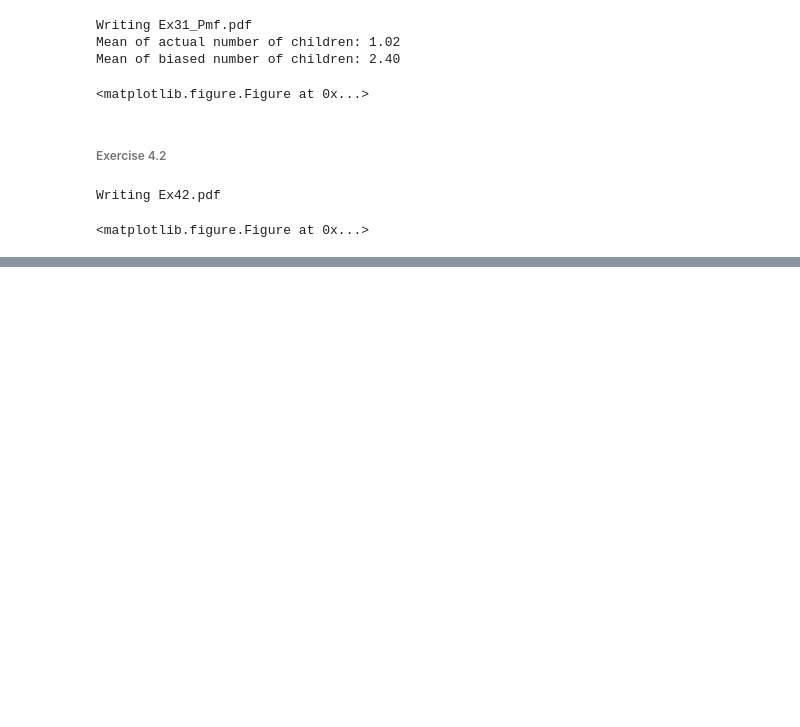
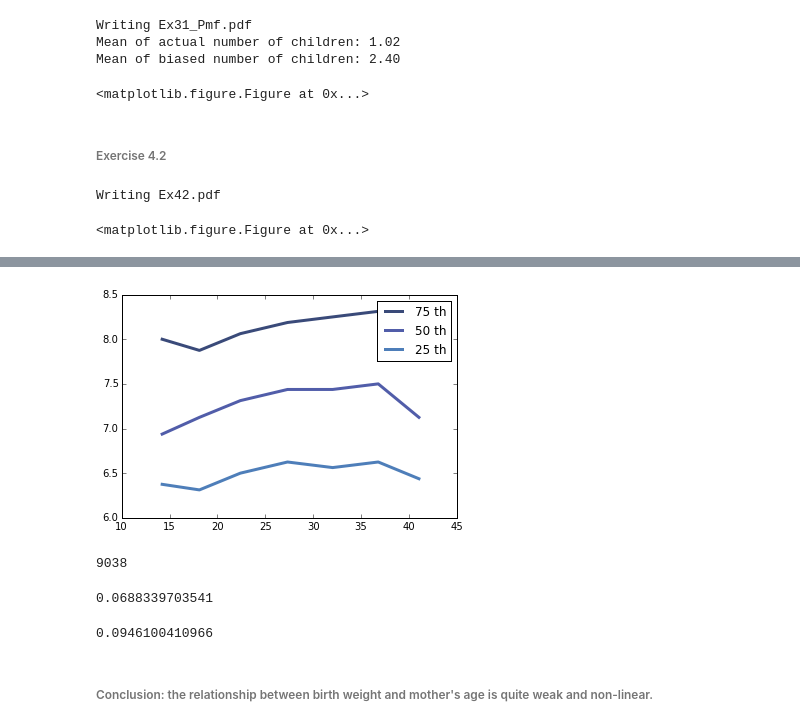
Before and after one commit to EmmanueleSalvati/metis-data-science-bootcamp-prework, a Jupyter notebook: Metis_prework_Emmanuele.ipynb, the cells around one changed output, grey strips where cells are left out. Cells and saved outputs as stored; diff of their text form; code cells hidden in the pictures; blank space fills up the shorter version.

```diff
--- a/Metis_prework_Emmanuele.ipynb
+++ b/Metis_prework_Emmanuele.ipynb
@@ -83,0 +105,32 @@ Writing Ex42.pdf
+# %%
+import numpy as np
+import thinkstats2
+
+bins = np.arange(10, 45, 5)
+indices = np.digitize(df.agepreg, bins)
+groups = df.groupby(indices)
+
+ages = [group.agepreg.mean() for i, group in groups]
+cdfs = [thinkstats2.Cdf(group.totalwgt_lb) for i, group in groups]
+
+for percent in [75, 50, 25]:
+    weights = [cdf.Percentile(percent) for cdf in cdfs]
+    thinkplot.Plot(ages, weights, label='%d th' % percent)
+    legend()
+# %% [output]
+[figure, added]
+# %%
+len(weight)
+# %% [output]
+9038
+# %%
+print thinkstats2.Corr(age, weight)
+# %% [output]
+0.0688339703541
+# %%
+print thinkstats2.SpearmanCorr(age, weight)
+# %% [output]
+0.0946100410966
+# %% [markdown]
+
+###### Conclusion: the relationship between birth weight and mother's age is quite weak and non-linear.
```
Also changed, not shown: parts of 4 cells of this notebook.
